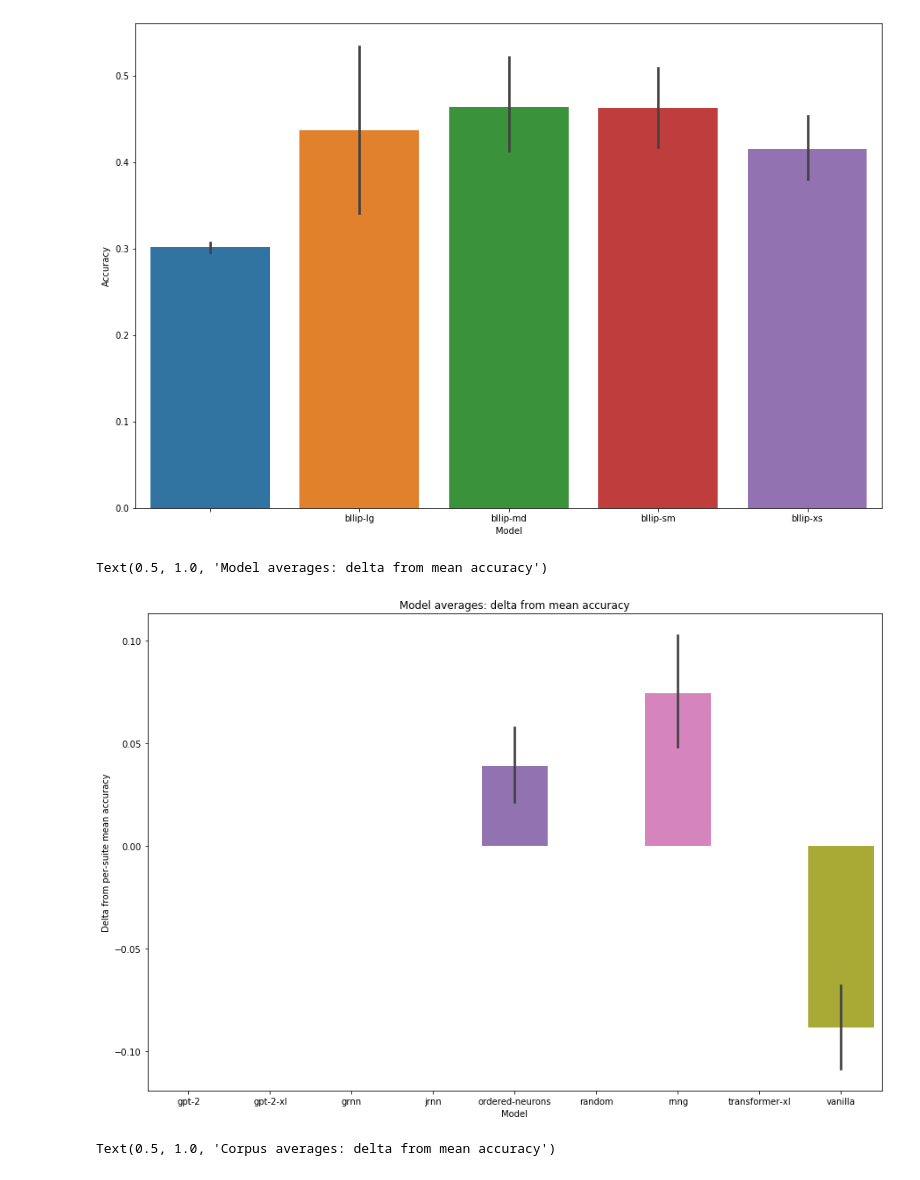
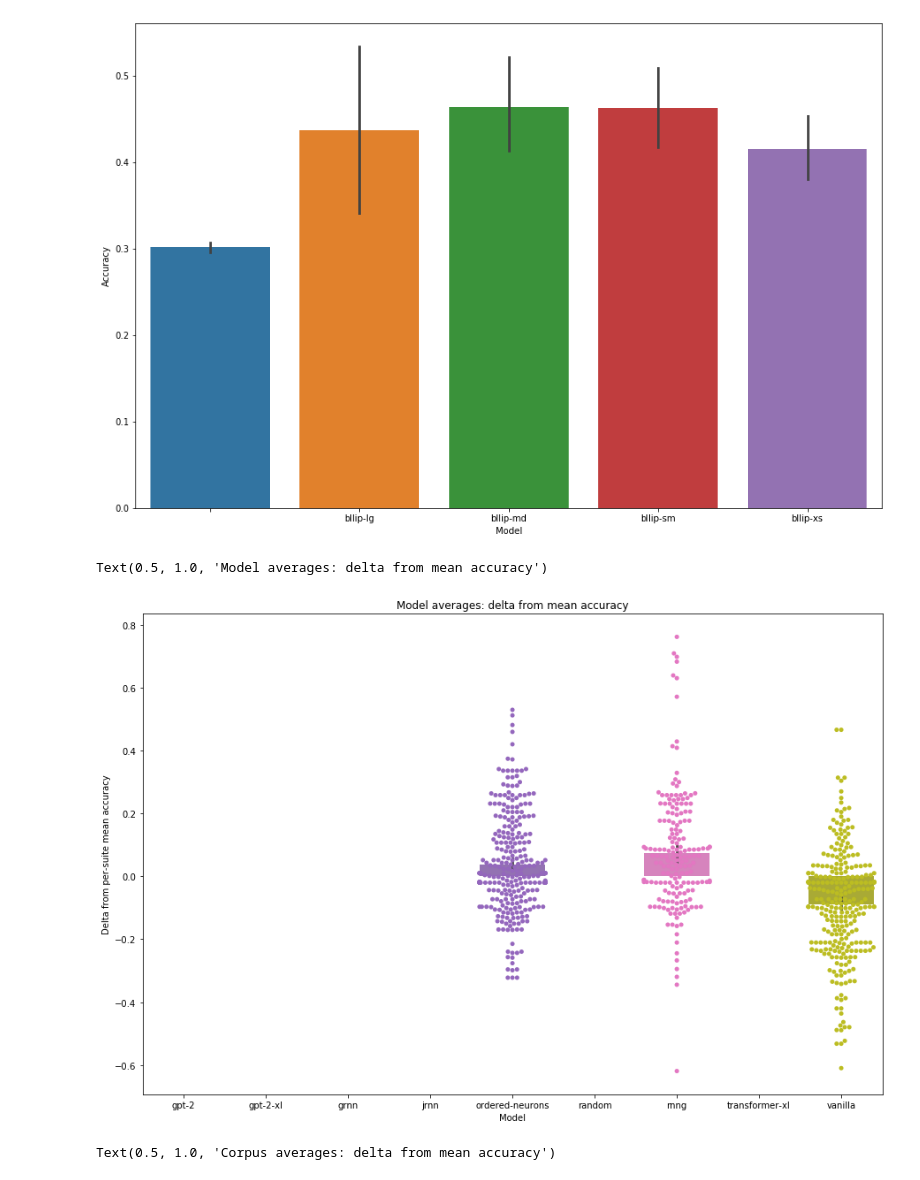
Before and after one commit to cpllab/syntactic-generalization, a Jupyter notebook: notebooks/main.ipynb, the cells around one changed output. Drawn from its saved outputs; the diff is of its cells as text; code cells hidden in the pictures.

```diff
--- a/notebooks/main.ipynb
+++ b/notebooks/main.ipynb
@@ -270,16 +270,20 @@ Text(0, 0.5, 'Accuracy')
 # %%
 # Compare SG deltas w.r.t. test suite mean rather than absolute values.
 # This makes for a more easily interpretable visualization
 
+# TODO include ngram
+# TODO collapse within seed first
+
 plt.subplots(figsize=(15, 10))
 sns.barplot(data=suites_df.reset_index(), x="model_name", y="correct_delta")
+sns.swarmplot(data=suites_df.reset_index(), x="model_name", y="correct_delta")
 
 plt.xlabel("Model")
 plt.ylabel("Delta from per-suite mean accuracy")
 plt.title("Model averages: delta from mean accuracy")
 # %% [output]
 Text(0.5, 1.0, 'Model averages: delta from mean accuracy')
-[figure, old version]
+[figure, new version]
 # %%
 plt.subplots(figsize=(15, 10))
 sns.barplot(data=suites_df.reset_index(), x="corpus", y="correct_delta")
```
Also changed, not shown: parts of 6 cells of this notebook, 3 other files.
